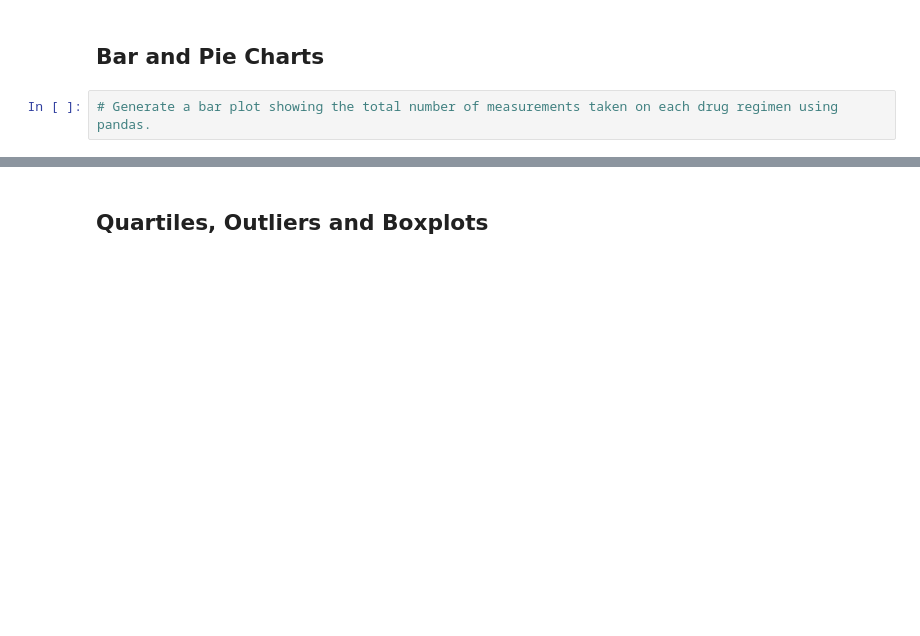
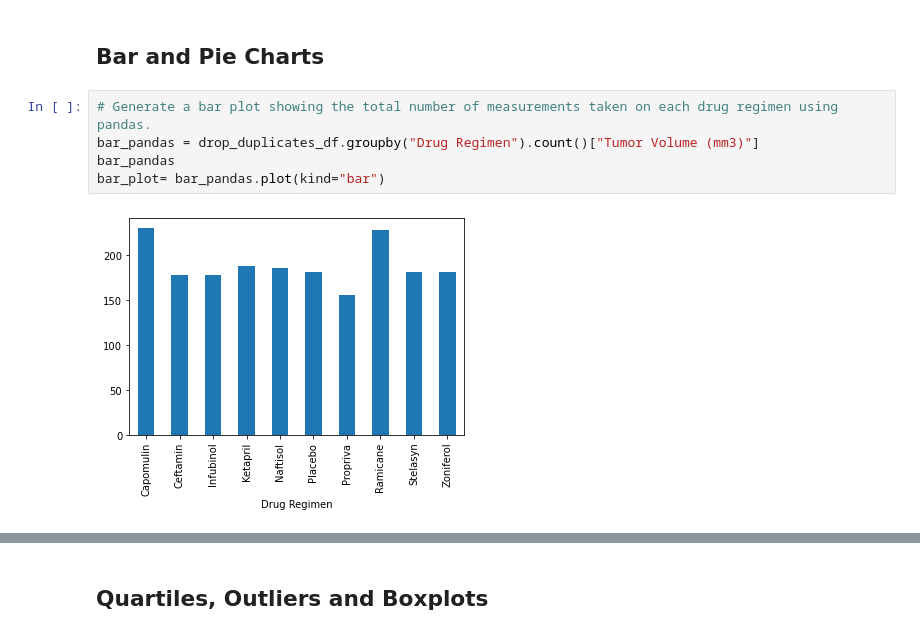
Before and after one commit to morehe11/Matplotlib_HW, a Jupyter notebook: Pymaceuticals/pymaceuticals_starter.ipynb, the cells around one changed output, grey strips where cells are left out. Cells and saved outputs as stored; diff of their text form; blank space fills up the shorter version.

Commit message:
bar and pie charts

```diff
--- a/Pymaceuticals/pymaceuticals_starter.ipynb
+++ b/Pymaceuticals/pymaceuticals_starter.ipynb
@@ -160,5 +161,10 @@ agg_summary
 ## Bar and Pie Charts
 # %%
 # Generate a bar plot showing the total number of measurements taken on each drug regimen using pandas.
+bar_pandas = drop_duplicates_df.groupby("Drug Regimen").count()["Tumor Volume (mm3)"]
+bar_pandas
+bar_plot= bar_pandas.plot(kind="bar")
+# %% [output]
+[figure, added]
 # %%
 # Generate a bar plot showing the total number of measurements taken on each drug regimen using pyplot.
```
Also changed, not shown: parts of 5 cells of this notebook.
